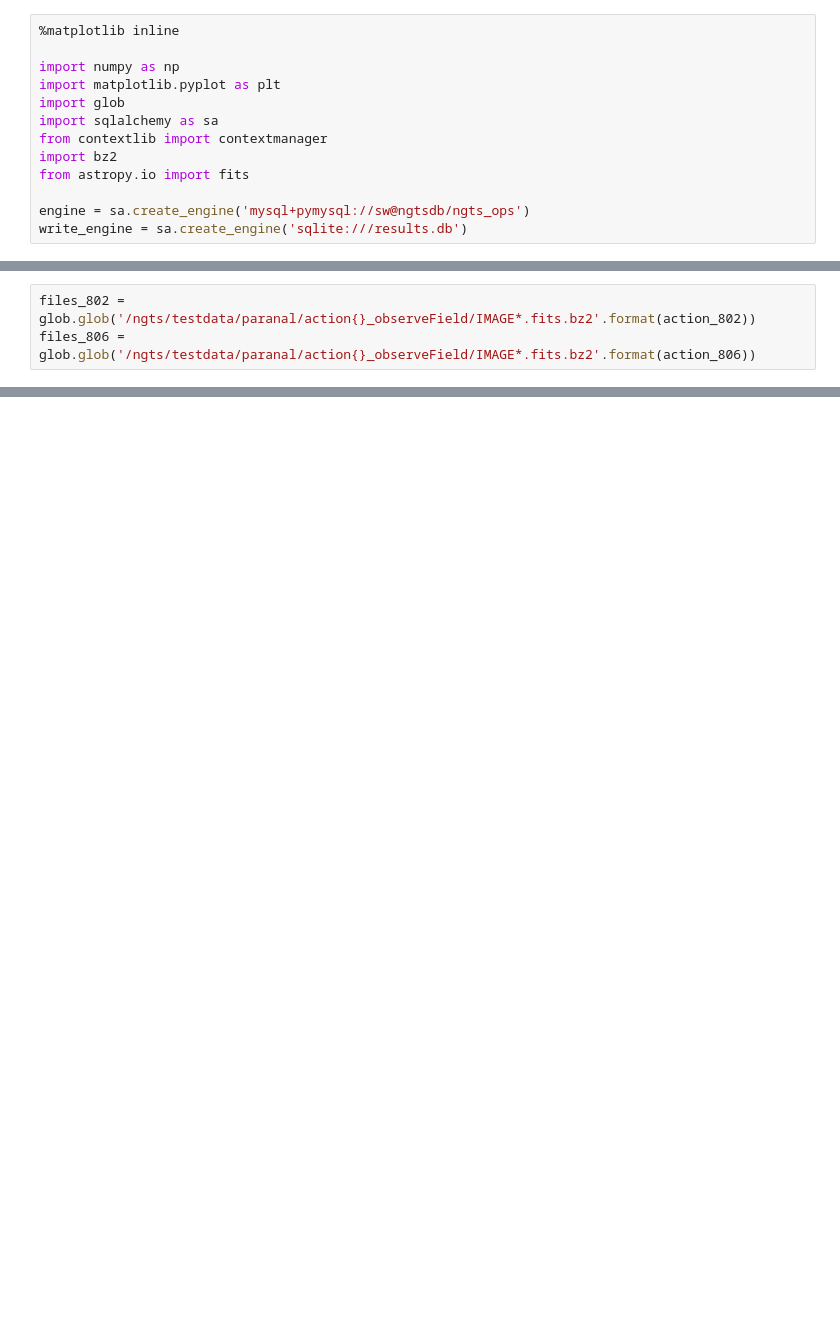
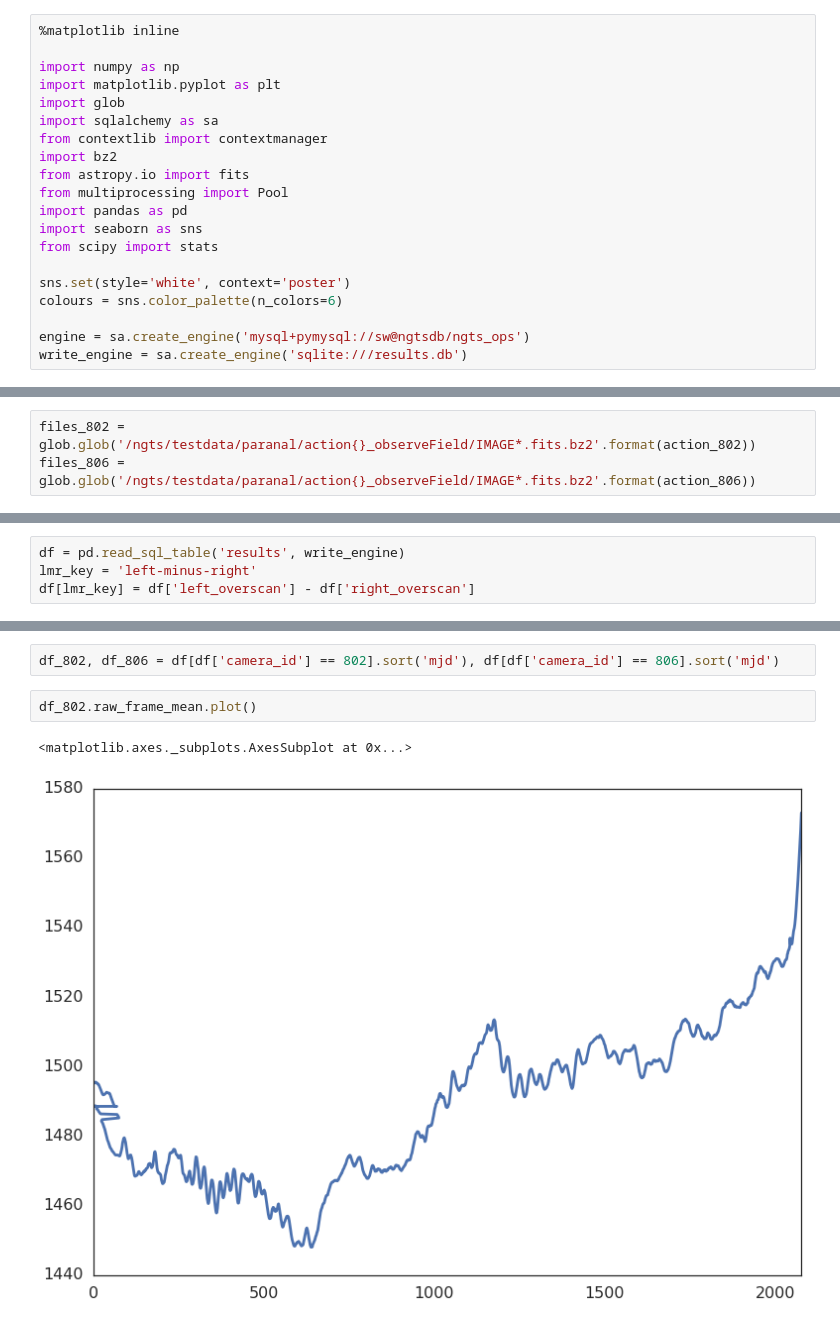
Before and after one commit to NGTS/analysis-camera-voltages, a Jupyter notebook: paladin_analysis.ipynb, the cells around one changed output, grey strips where cells are left out. Cells and saved outputs as stored; diff of their text form; blank space fills up the shorter version.

```diff
--- a/paladin_analysis.ipynb
+++ b/paladin_analysis.ipynb
@@ -27,6 +27,13 @@ import sqlalchemy as sa
 from contextlib import contextmanager
 import bz2
 from astropy.io import fits
+from multiprocessing import Pool
+import pandas as pd
+import seaborn as sns
+from scipy import stats
+
+sns.set(style='white', context='poster')
+colours = sns.color_palette(n_colors=6)
 
 engine = sa.create_engine('mysql+pymysql://sw@ngtsdb/ngts_ops')
 write_engine = sa.create_engine('sqlite:///results.db')
@@ -145,0 +158,4 @@ a = 10
+# %%
+df = pd.read_sql_table('results', write_engine)
+lmr_key = 'left-minus-right'
+df[lmr_key] = df['left_overscan'] - df['right_overscan']
@@ -145,0 +171,7 @@ a = 10
+# %%
+df_802, df_806 = df[df['camera_id'] == 802].sort('mjd'), df[df['camera_id'] == 806].sort('mjd')
+# %%
+df_802.raw_frame_mean.plot()
+# %% [output]
+<matplotlib.axes._subplots.AxesSubplot at 0x...>
+[figure, added]
```
Also changed, not shown: parts of 21 cells of this notebook.
